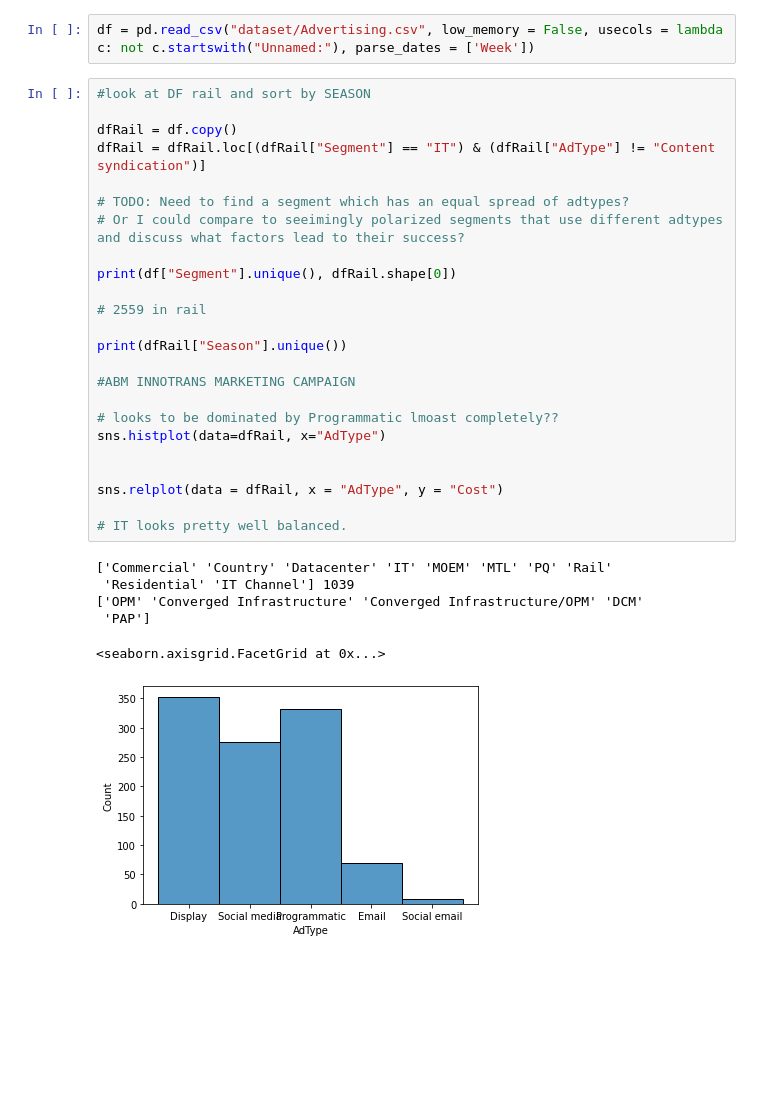
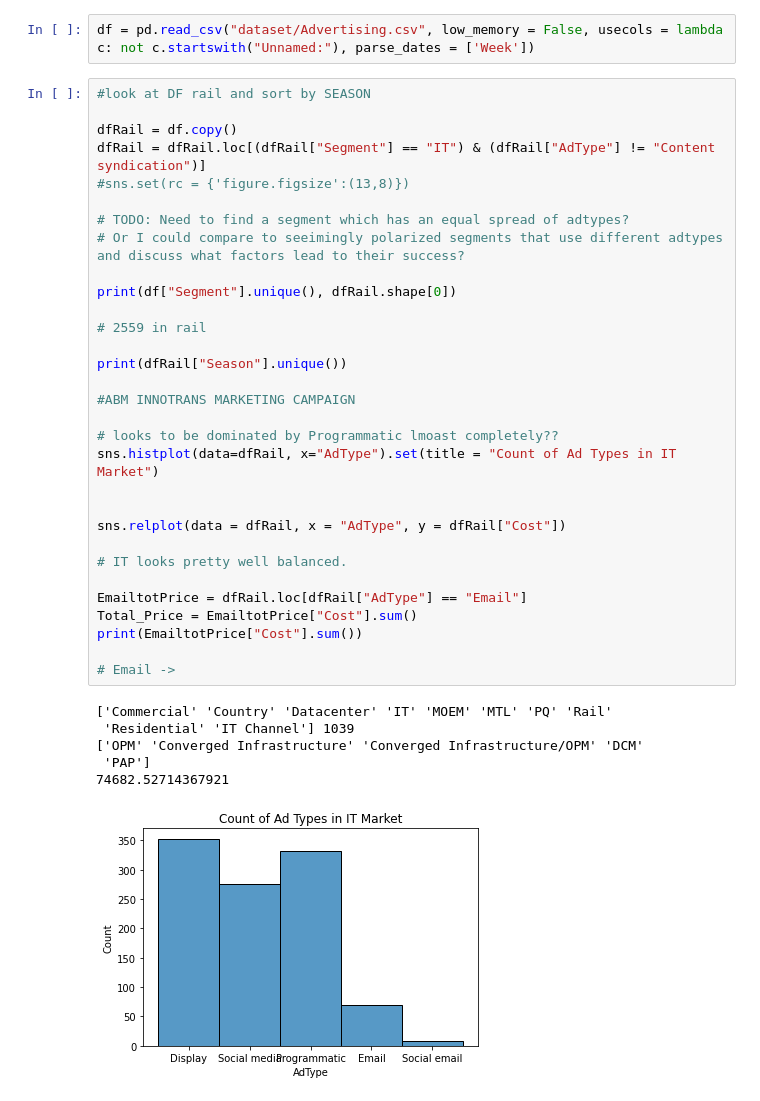
Before and after one commit to tpat7187/EATONProject, a Jupyter notebook: FinalProject.ipynb, the cells around one changed output. Cells and saved outputs as stored; diff of their text form; blank space fills up the shorter version.

```diff
--- a/FinalProject.ipynb
+++ b/FinalProject.ipynb
@@ -17,34 +17,41 @@ df = pd.read_csv("dataset/Advertising.csv", low_memory = False, usecols = lambda
 # %%
 #look at DF rail and sort by SEASON
 
 dfRail = df.copy()
 dfRail = dfRail.loc[(dfRail["Segment"] == "IT") & (dfRail["AdType"] != "Content syndication")]
+#sns.set(rc = {'figure.figsize':(13,8)})
 
 # TODO: Need to find a segment which has an equal spread of adtypes?
 # Or I could compare to seeimingly polarized segments that use different adtypes and discuss what factors lead to their success?
 
 print(df["Segment"].unique(), dfRail.shape[0])
 
 # 2559 in rail
 
 print(dfRail["Season"].unique())
 
 #ABM INNOTRANS MARKETING CAMPAIGN
 
 # looks to be dominated by Programmatic lmoast completely??
-sns.histplot(data=dfRail, x="AdType")
+sns.histplot(data=dfRail, x="AdType").set(title = "Count of Ad Types in IT Market")
 
 
-sns.relplot(data = dfRail, x = "AdType", y = "Cost")
+sns.relplot(data = dfRail, x = "AdType", y = dfRail["Cost"])
 
 # IT looks pretty well balanced.
+
+EmailtotPrice = dfRail.loc[dfRail["AdType"] == "Email"]
+Total_Price = EmailtotPrice["Cost"].sum()
+print(EmailtotPrice["Cost"].sum())
+
+# Email ->
 # %% [output]
 ['Commercial' 'Country' 'Datacenter' 'IT' 'MOEM' 'MTL' 'PQ' 'Rail'
  'Residential' 'IT Channel'] 1039
 ['OPM' 'Converged Infrastructure' 'Converged Infrastructure/OPM' 'DCM'
  'PAP']
+74682.52714367921
-<seaborn.axisgrid.FacetGrid at 0x...>
-[figure, old version]
+[figure, new version]
 [figure]
 # %%
 # breaking up IT by adtype
```
Also changed, not shown: parts of 7 cells of this notebook, 2 other files.
